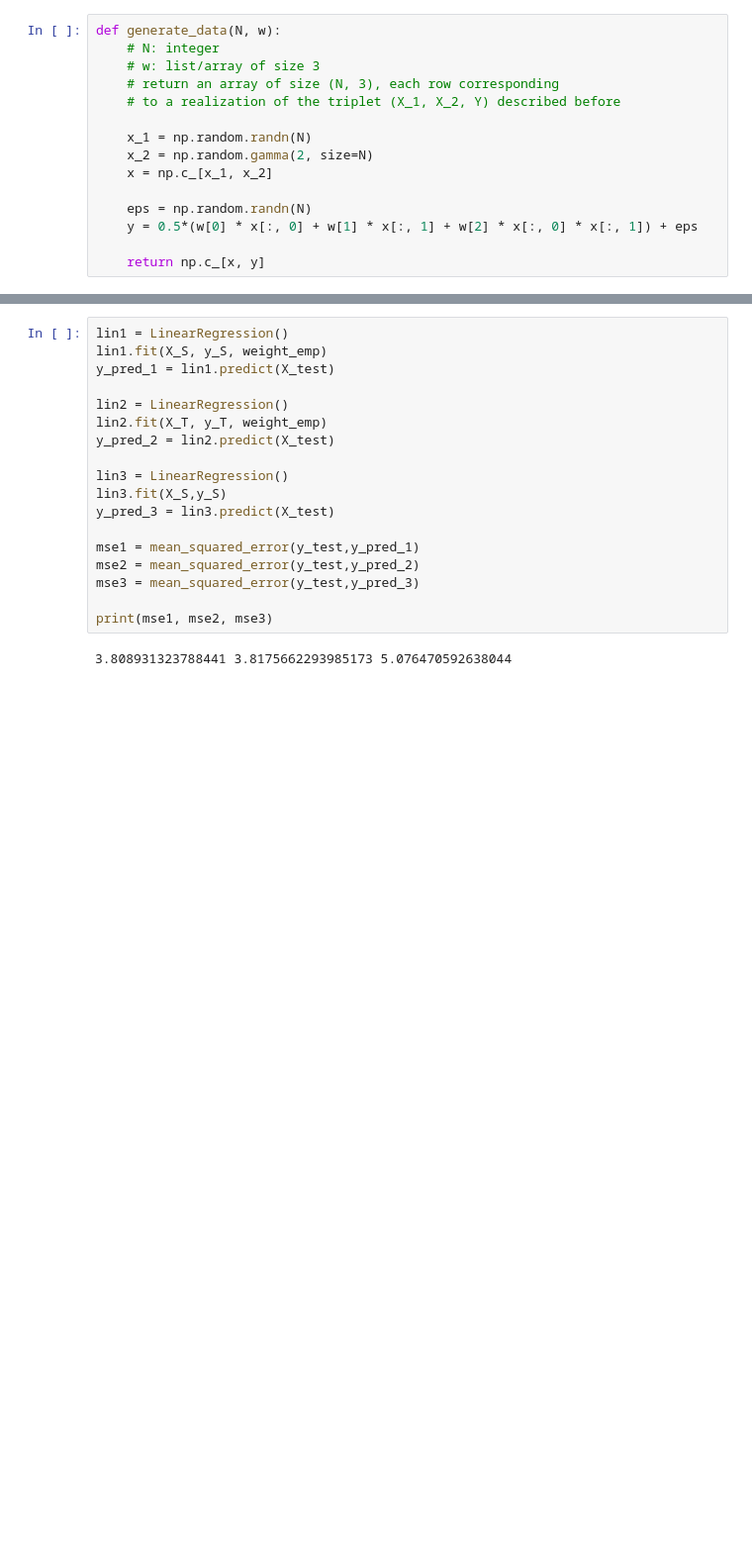
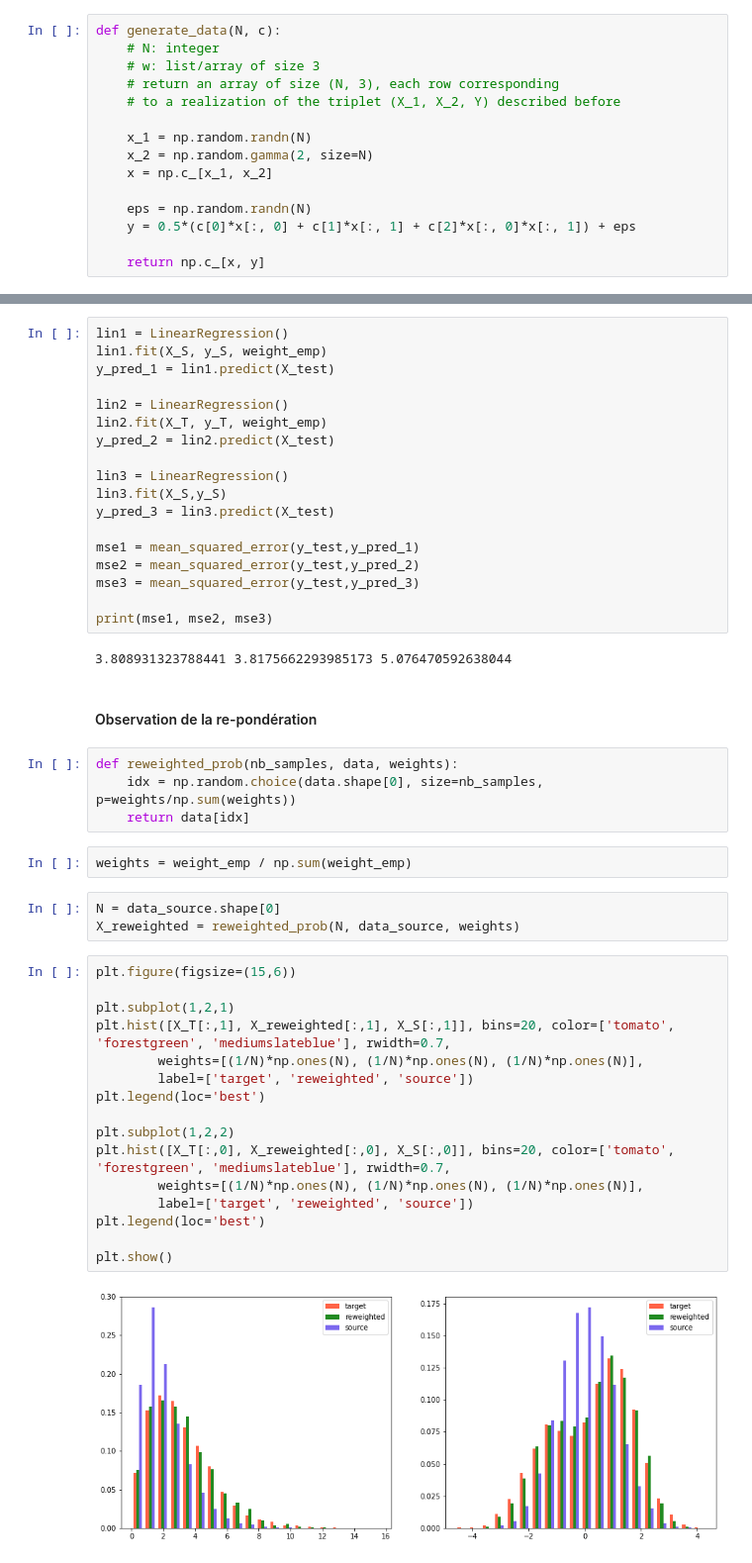
Before and after one commit to datacraft-paris/2105-GuyonvarchNoiry-DataBiaises, a Jupyter notebook: notebook_transfer.ipynb, the cells around one changed output, grey strips where cells are left out. Shown at 99% size. Drawn from its saved outputs; the diff is of its cells as text; blank space fills up the shorter version.

```diff
--- a/notebook_transfer.ipynb
+++ b/notebook_transfer.ipynb
@@ -42,7 +39,7 @@ Afin d'éviter les problèmes d'intégration numérique, on utilise une approche
 
 On commence par générer un ensemble de réalisations i.i.d. de la loi source à l'aide de la fonction suivante.
 # %%
-def generate_data(N, w):
+def generate_data(N, c):
     # N: integer
     # w: list/array of size 3
     # return an array of size (N, 3), each row corresponding
@@ -53,7 +50,7 @@ def generate_data(N, w):
     x = np.c_[x_1, x_2]
 
     eps = np.random.randn(N)
-    y = 0.5*(w[0] * x[:, 0] + w[1] * x[:, 1] + w[2] * x[:, 0] * x[:, 1]) + eps
+    y = 0.5*(c[0]*x[:, 0] + c[1]*x[:, 1] + c[2]*x[:, 0]*x[:, 1]) + eps
 
     return np.c_[x, y]
 # %%
@@ -239,3 +236,32 @@ mse3 = mean_squared_error(y_test,y_pred_3)
 print(mse1, mse2, mse3)
 # %% [output]
 3.808931323788441 3.8175662293985173 5.076470592638044
+# %% [markdown]
+<h4>Observation de la re-pondération</h4>
+# %%
+def reweighted_prob(nb_samples, data, weights):
+    idx = np.random.choice(data.shape[0], size=nb_samples, p=weights/np.sum(weights))
+    return data[idx]
+# %%
+weights = weight_emp / np.sum(weight_emp)
+# %%
+N = data_source.shape[0]
+X_reweighted = reweighted_prob(N, data_source, weights)
+# %%
+plt.figure(figsize=(15,6))
+
+plt.subplot(1,2,1)
+plt.hist([X_T[:,1], X_reweighted[:,1], X_S[:,1]], bins=20, color=['tomato', 'forestgreen', 'mediumslateblue'], rwidth=0.7,
+        weights=[(1/N)*np.ones(N), (1/N)*np.ones(N), (1/N)*np.ones(N)],
+        label=['target', 'reweighted', 'source'])
+plt.legend(loc='best')
+
+plt.subplot(1,2,2)
+plt.hist([X_T[:,0], X_reweighted[:,0], X_S[:,0]], bins=20, color=['tomato', 'forestgreen', 'mediumslateblue'], rwidth=0.7,
+        weights=[(1/N)*np.ones(N), (1/N)*np.ones(N), (1/N)*np.ones(N)],
+        label=['target', 'reweighted', 'source'])
+plt.legend(loc='best')
+
+plt.show()
+# %% [output]
+[figure, added]
```
Also changed, not shown: parts of 13 cells of this notebook.
